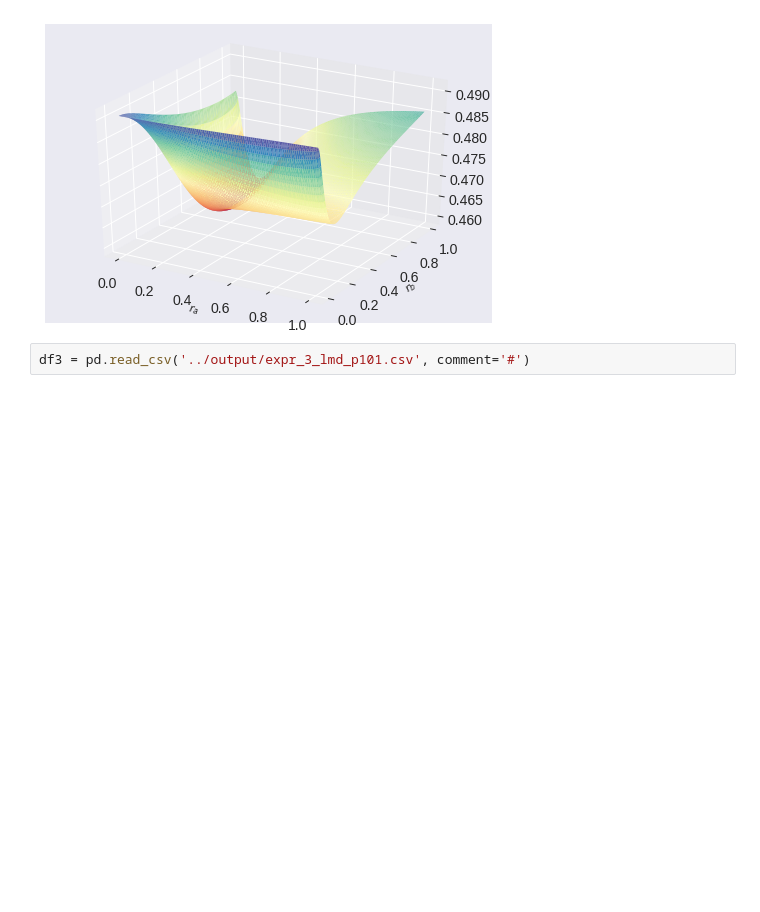
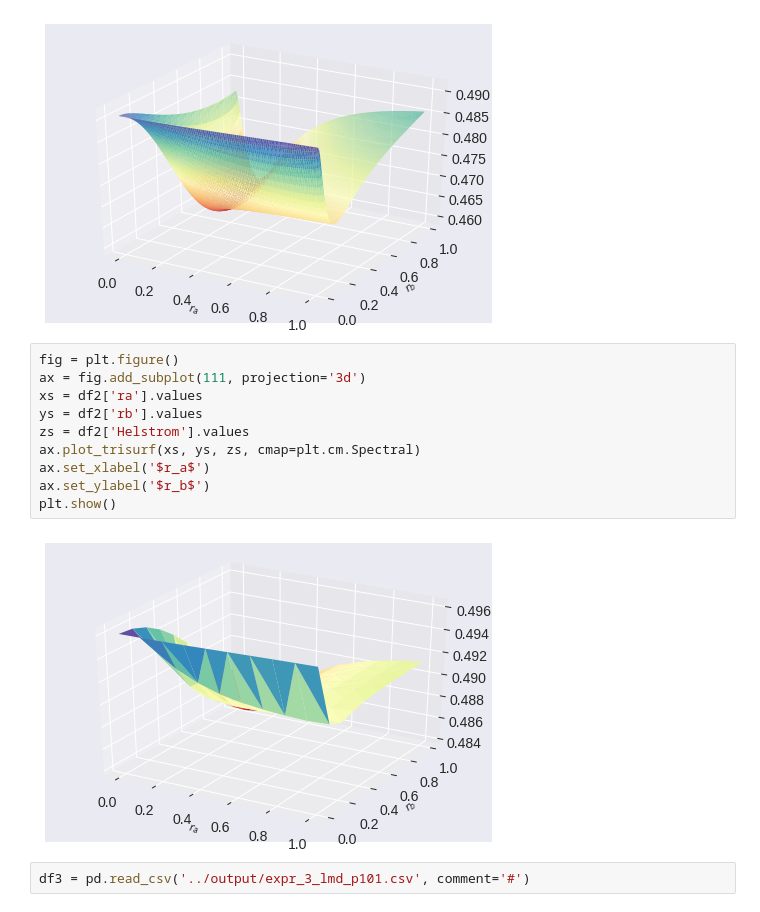
Before and after one commit to lffan/quantum_illumination, a Jupyter notebook: ipynbs/Optimal_pcs.ipynb, the cells around one changed output. Saved outputs shown, nothing was run; the diff lists cells and outputs as text; blank space fills up the shorter version.

```diff
--- a/ipynbs/plotting.ipynb
+++ b/ipynbs/Optimal_pcs.ipynb
@@ -39,6 +59,18 @@ ax.set_ylabel('$r_b$')
 plt.show()
 # %% [output]
 [figure]
+# %%
+fig = plt.figure()
+ax = fig.add_subplot(111, projection='3d')
+xs = df2['ra'].values
+ys = df2['rb'].values
+zs = df2['Helstrom'].values
+ax.plot_trisurf(xs, ys, zs, cmap=plt.cm.Spectral)
+ax.set_xlabel('$r_a$')
+ax.set_ylabel('$r_b$')
+plt.show()
+# %% [output]
+[figure, added]
 # %%
 df3 = pd.read_csv('../output/expr_3_lmd_p101.csv', comment='#')
 # %%
```
Also changed, not shown: parts of 4 cells of this notebook, 1 other file.
